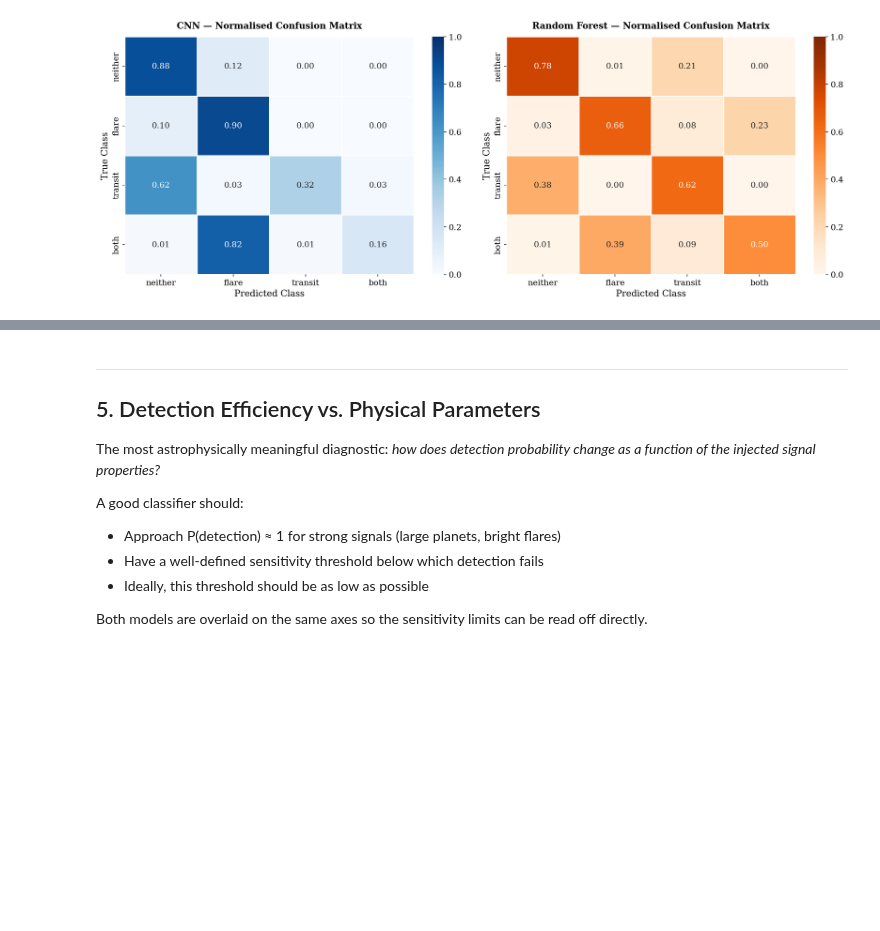
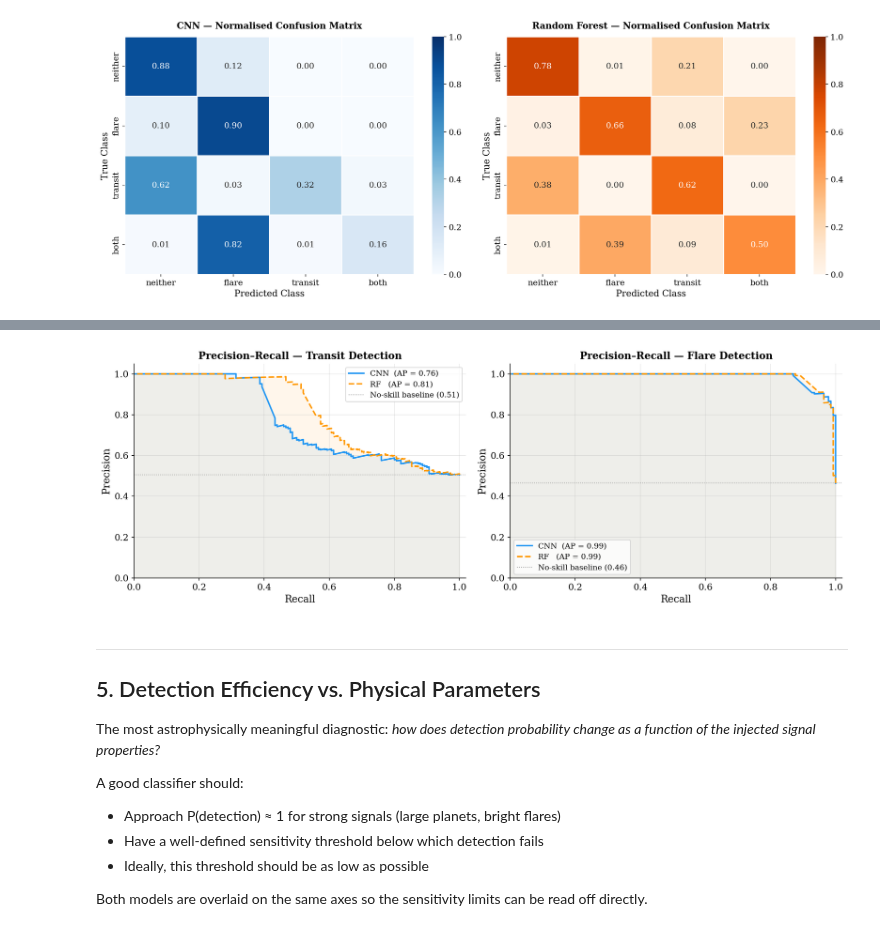
Before and after one commit to rosenberg9/computational_astrobiology_belgrade, a Jupyter notebook: PlatoLightCurves/scripts/analyze_classifiers.ipynb, the cells around one changed output, grey strips where cells are left out. Saved outputs shown, nothing was run; the diff lists cells and outputs as text; code cells hidden in the pictures; blank space fills up the shorter version.

```diff
--- a/PlatoLightCurves/scripts/analyze_classifiers.ipynb
+++ b/PlatoLightCurves/scripts/analyze_classifiers.ipynb
@@ -987,3 +999,70 @@ plt.show()
+# %%
+# ── Binary ground-truth vectors ───────────────────────────────────────────
+def binary_labels(df_eval, event):
+    """Return a binary array: 1 if the system truly contains the given event."""
+    return df_eval['true_event_class'].isin([event, 'both']).astype(int).values
+
+def rf_event_score(df_eval, event):
+    """
+    Marginalise RF softmax columns to a single event-presence score.
+
+    P(event present) = P(event) + P(both)
+    """
+    col_event = f"proba_{event}"
+    if col_event in df_eval.columns:
+        return df_eval[col_event].values
+
+# ── Plot ──────────────────────────────────────────────────────────────────
+fig, axes = plt.subplots(1, 2, figsize=(14, 5))
+
+for ax, event_type, title_suffix in [
+    (axes[0], 'transit', 'Transit Detection'),
+    (axes[1], 'flare',   'Flare Detection'),
+]:
+    # CNN
+    cnn_scores  = cnn[f'{event_type}_prob'].values
+    cnn_labels  = binary_labels(cnn, event_type)
+    cnn_prec, cnn_rec, _ = precision_recall_curve(cnn_labels, cnn_scores)
+    cnn_ap      = average_precision_score(cnn_labels, cnn_scores)
+
+    ax.plot(
+        cnn_rec, cnn_prec,
+        color=CNN_COLOR, linewidth=2,
+        label=f'CNN  (AP = {cnn_ap:.2f})'
+    )
+    ax.fill_between(cnn_rec, cnn_prec, alpha=0.08, color=CNN_COLOR)
+
+    # RF
+    rf_scores  = rf_event_score(rf, event_type)
+    rf_labels  = binary_labels(rf, event_type)
+    rf_prec, rf_rec, _ = precision_recall_curve(rf_labels, rf_scores)
+    rf_ap = average_precision_score(rf_labels, rf_scores)
+
+    ax.plot(
+        rf_rec, rf_prec,
+        color=RF_COLOR, linewidth=2, linestyle='--',
+        label=f'RF   (AP = {rf_ap:.2f})'
+    )
+    ax.fill_between(rf_rec, rf_prec, alpha=0.08, color=RF_COLOR)
+
+    # No-skill baseline
+    baseline = cnn_labels.mean()
+    ax.axhline(baseline, color='grey', linewidth=1, linestyle=':',
+               label=f'No-skill baseline ({baseline:.2f})')
+
+    ax.set_xlim(0, 1.02)
+    ax.set_ylim(0, 1.05)
+    ax.set_xlabel('Recall')
+    ax.set_ylabel('Precision')
+    ax.set_title(f'Precision–Recall — {title_suffix}', fontweight='bold')
+    ax.legend(fontsize=10)
+    ax.grid(alpha=0.3)
+
+plt.tight_layout()
+plt.savefig('img/comparison_pr_curves.pdf', bbox_inches='tight')
+plt.show()
+# %% [output]
+[figure, added]
 # %% [markdown]
 ---
 ## 5. Detection Efficiency vs. Physical Parameters
```
Also changed, not shown: parts of 10 cells of this notebook, 19 other files.
